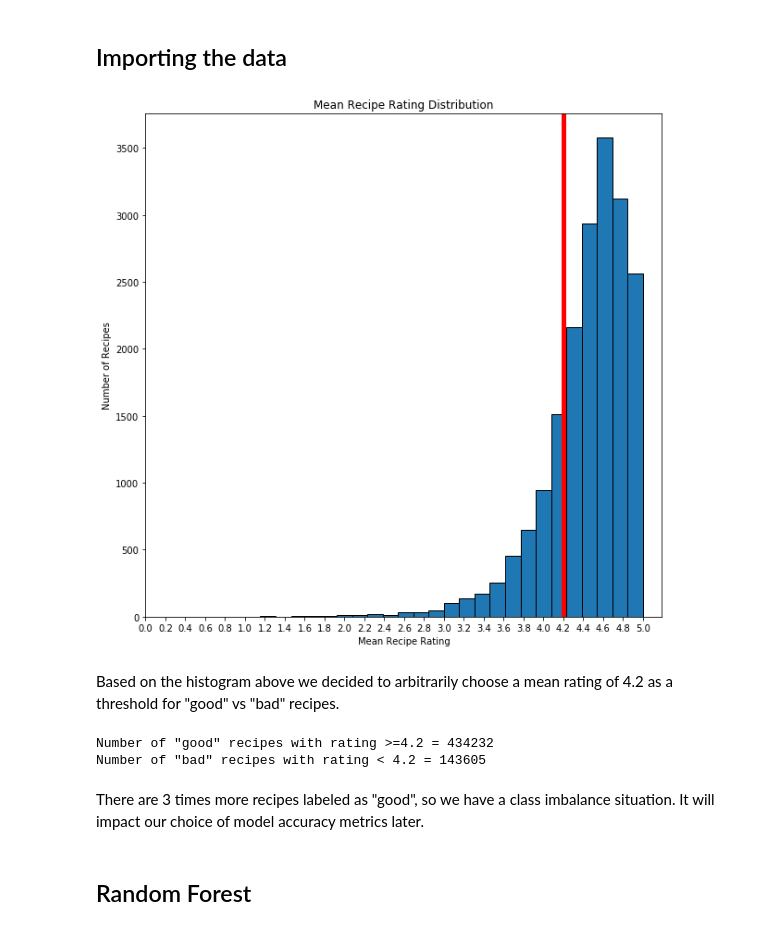
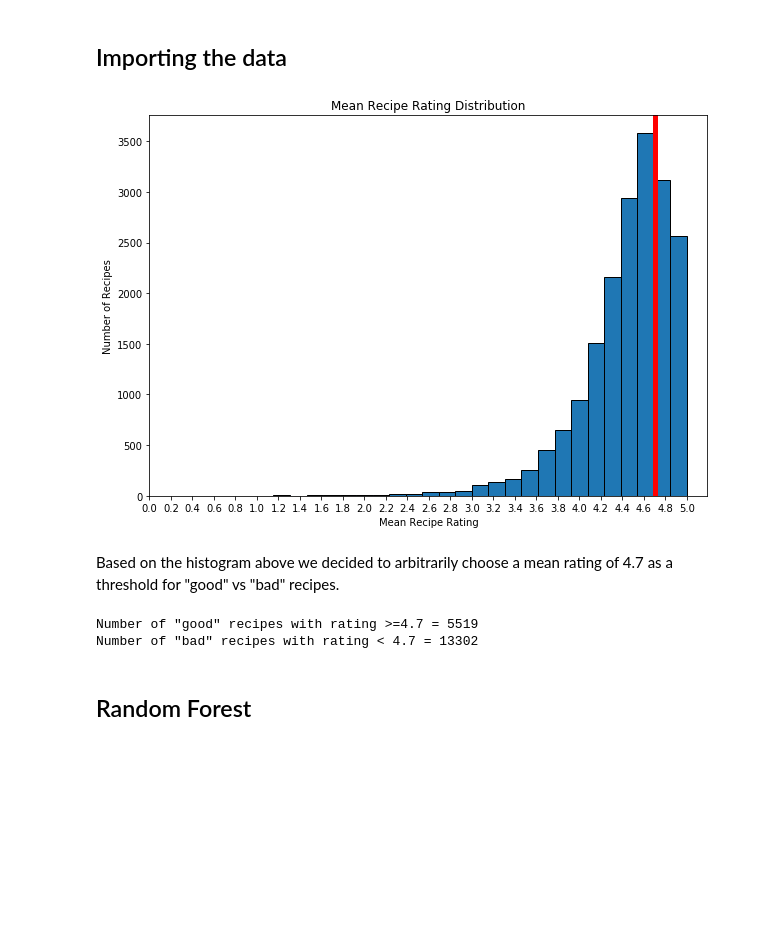
Before and after one commit to a-kantur/Springboard, a Jupyter notebook: Capstone Project 1/In-Depth Analysis.ipynb, the cells around one changed output. Cells and saved outputs as stored; diff of their text form; code cells hidden in the pictures; blank space fills up the shorter version.

```diff
--- a/Capstone Project 1/In-Depth Analysis.ipynb
+++ b/Capstone Project 1/In-Depth Analysis.ipynb
@@ -20,30 +20,29 @@ tags_matrix.set_index('id', inplace=True)
 ingredients_matrix=pd.read_csv('ingredients_matrix.csv')
 ingredients_matrix.set_index('id', inplace=True)
 # %%
-_ = plt.figure(figsize=(10,10))
+avg_rating_series=reviews_df.groupby('recipe_id')['rating'].mean()
+_ = plt.figure(figsize=(10,7))
 x_range=[0.0,0.2,0.4,0.6,0.8,1.0,1.2,1.4,1.6,1.8,
          2.0,2.2,2.4,2.6,2.8,3.0,3.2,3.4,3.6,3.8,
          4.0,4.2,4.4,4.6,4.8,5.0]
-_ = plt.hist(reviews_df.groupby('recipe_id')['rating'].mean(), edgecolor='black', bins=25)#(len(x_range)-1)#np.arange(, 5, 0.20))
+_ = plt.hist(avg_rating_series, edgecolor='black', bins=25)#(len(x_range)-1)#np.arange(, 5, 0.20))
 _ = plt.title('Mean Recipe Rating Distribution')
 _ = plt.xlabel('Mean Recipe Rating')
 _ = plt.ylabel('Number of Recipes')
 _ = plt.xticks(x_range)
-_ = plt.axvline(x=4.2, linewidth=5, color='r')
+_ = plt.axvline(x=4.7, linewidth=5, color='r')
 # %% [output]
-[figure, old version]
+[figure, new version]
 # %% [markdown]
-Based on the histogram above we decided to arbitrarily choose a mean rating of 4.2 as a threshold for "good" vs "bad" recipes.
+Based on the histogram above we decided to arbitrarily choose a mean rating of 4.7 as a threshold for "good" vs "bad" recipes.
 # %%
-print('Number of "good" recipes with rating >=4.2 = '
-      +str(len(reviews_df.index[reviews_df.rating>=4.2]))+'\n'
-      +'Number of "bad" recipes with rating < 4.2 = '
-      +str(len(reviews_df.index[reviews_df.rating < 4.2])))
+print('Number of "good" recipes with rating >=4.7 = '
+      +str(len(avg_rating_series.index[avg_rating_series.values>=4.7]))+'\n'
+      +'Number of "bad" recipes with rating < 4.7 = '
+      +str(len(avg_rating_series.index[avg_rating_series.values<=4.7])))
 # %% [output]
-Number of "good" recipes with rating >=4.2 = 434232
-Number of "bad" recipes with rating < 4.2 = 143605
+Number of "good" recipes with rating >=4.7 = 5519
+Number of "bad" recipes with rating < 4.7 = 13302
-# %% [markdown]
-There are 3 times more recipes labeled as "good", so we have a class imbalance situation. It will impact our choice of model accuracy metrics later.
 # %% [markdown]
 ## Random Forest
 # %% [markdown]
```
Also changed, not shown: parts of 29 cells of this notebook, 2 other files.
